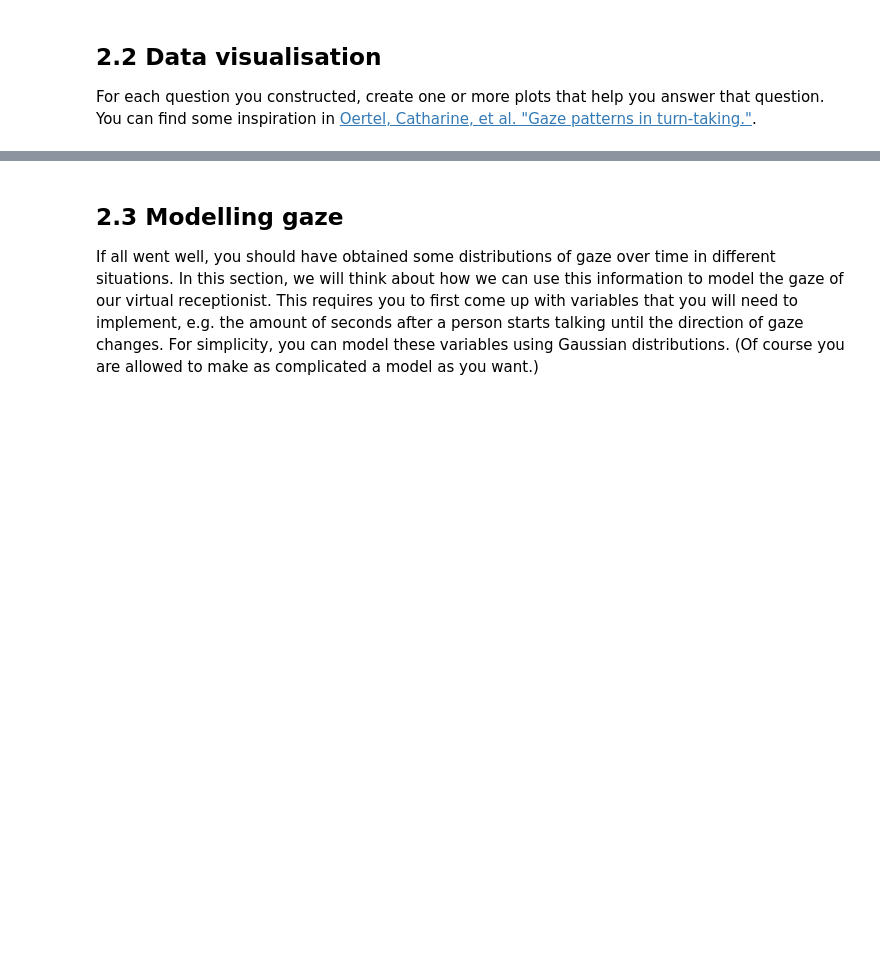
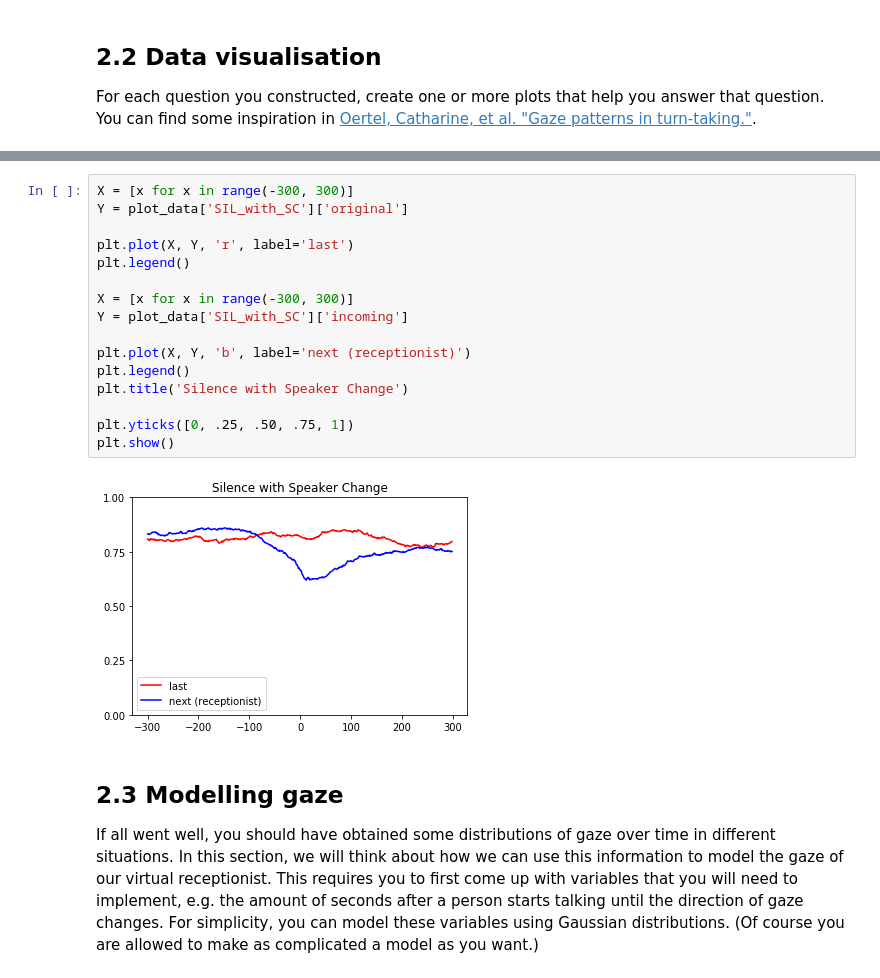
Before and after one commit to adis98/Conv_agents_grp_12, a Jupyter notebook: gaze_lab/CS4270 Gaze Lab.ipynb, the cells around one changed output, grey strips where cells are left out. Saved outputs shown, nothing was run; the diff lists cells and outputs as text; blank space fills up the shorter version.

```diff
--- a/gaze_lab/CS4270 Gaze Lab.ipynb
+++ b/gaze_lab/CS4270 Gaze Lab.ipynb
@@ -543,3 +593,21 @@ You can find some inspiration in [Oertel, Catharine, et al. "Gaze patterns in tu
+# %%
+X = [x for x in range(-300, 300)]
+Y = plot_data['SIL_with_SC']['original']
+
+plt.plot(X, Y, 'r', label='last')
+plt.legend()
+
+X = [x for x in range(-300, 300)]
+Y = plot_data['SIL_with_SC']['incoming']
+
+plt.plot(X, Y, 'b', label='next (receptionist)')
+plt.legend()
+plt.title('Silence with Speaker Change')
+
+plt.yticks([0, .25, .50, .75, 1])
+plt.show()
+# %% [output]
+[figure, added]
 # %% [markdown]
 ## 2.3 Modelling gaze
 
```
Also changed, not shown: parts of 7 cells of this notebook.
